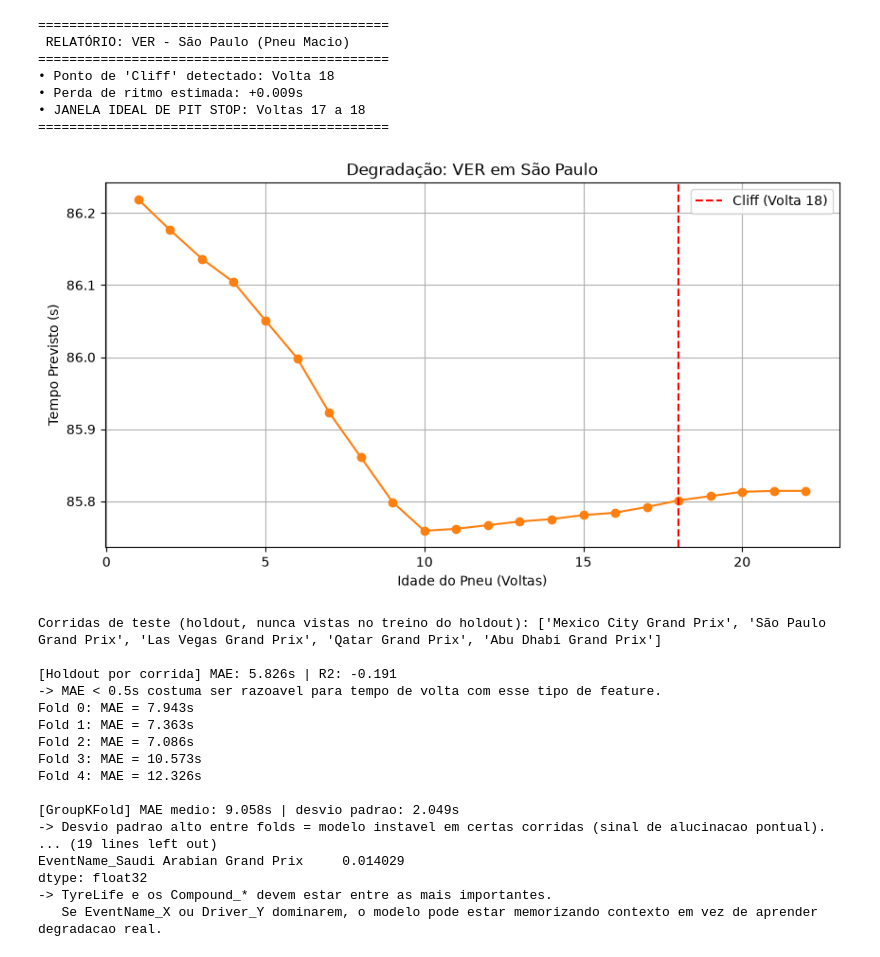
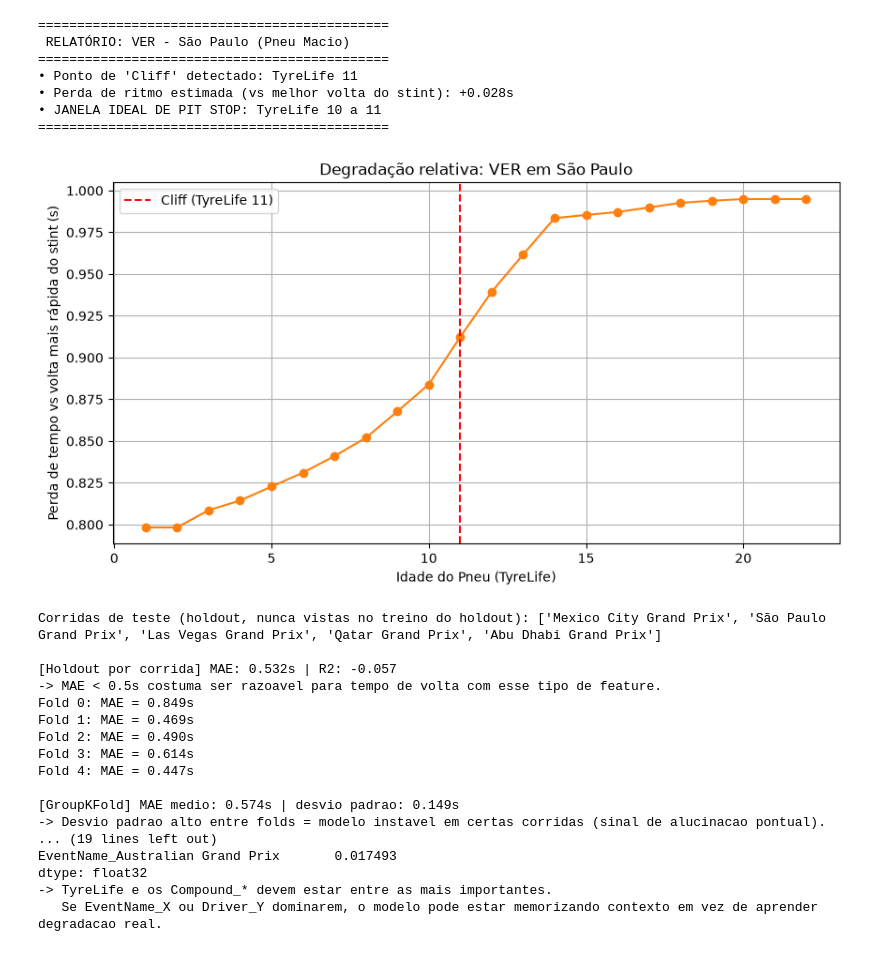
Before and after one commit to Guilherme5G/APEX-f1-strategy-predictor, a Jupyter notebook: notebooks/03_strategy_simulation.ipynb, the cells around one changed output. Saved outputs shown, nothing was run; the diff lists cells and outputs as text; code cells hidden in the pictures.

```diff
--- a/notebooks/03_strategy_simulation.ipynb
+++ b/notebooks/03_strategy_simulation.ipynb
@@ -19,9 +19,15 @@ dados_historicos, grupos = carregar_lote_treinamento(
 )
 print(f"Total de voltas no dataset de treino: {len(dados_historicos)}")
 
-# 3. Separando X e y e Treinando o modelo em memoria (modelo FINAL, com todos os dados)
-y_train = dados_historicos['LapTime']
-X_train = dados_historicos.drop(columns=['LapTime'])
+#Separando X e y e Treinando o modelo em memoria (modelo FINAL, com todos os dados)
+#
+# IMPORTANTE: o alvo agora e 'LapTime_Normalizado' (quanto mais lento a volta e em
+# relacao a melhor volta do mesmo stint/piloto/corrida), e NAO 'LapTime' absoluto.
+# LapTime absoluto e dominado pelo baseline de cada pista (Monaco ~70s vs Spa ~104s),
+# o que fazia o modelo aprender "qual pista e essa" em vez de degradacao de pneu real
+# (visto na validacao anterior: EventName_* dominava o feature importance).
+y_train = dados_historicos['LapTime_Normalizado']
+X_train = dados_historicos.drop(columns=['LapTime', 'LapTime_Normalizado'])
 
 print("Treinando o modelo (XGBoost com monotonic constraint em TyreLife)...")
 modelo_lote = treinar_modelo_xgb(X_train, y_train)
@@ -108,13 +119,17 @@ def simular_estrategia_otimizada(modelo, colunas_X, pista_alvo, piloto_alvo, tot
         'Compound_WET': 40
     }
 
-
     limite_pneu = limites_vida.get(composto_ativo, total_voltas)
     voltas_simuladas = min(total_voltas, limite_pneu)
 
     df_simulacao = pd.DataFrame(0, index=range(voltas_simuladas), columns=colunas_X)
 
-    df_simulacao['LapNumber'] = range(volta_inicial, volta_inicial + voltas_simuladas)
+    # LapNumber FIXO (nao incrementa junto com TyreLife).
+    # LapNumber nao tem monotonic constraint, entao se ele variar junto com TyreLife
+    # o modelo pode misturar efeitos (evolucao de pista, combustivel) que nao sao
+    # degradacao de pneu, quebrando a monotonicidade esperada. Fixando LapNumber,
+    # isolamos o efeito real de TyreLife na previsao.
+    df_simulacao['LapNumber'] = volta_inicial
     df_simulacao['Stint'] = 2.0
     df_simulacao['TyreLife'] = range(1, voltas_simuladas + 1)
 
@@ -125,6 +140,8 @@ def simular_estrategia_otimizada(modelo, colunas_X, pista_alvo, piloto_alvo, tot
     if f'Driver_{piloto_alvo}' in df_simulacao.columns:
         df_simulacao[f'Driver_{piloto_alvo}'] = 1
 
+    # O modelo agora prevê degradação relativa (segundos mais lento que a volta mais
+    # rápida do stint), não tempo de volta absoluto.
     df_simulacao['Tempo_Cru'] = modelo.predict(df_simulacao)
     df_simulacao['Tempo_Previsto'] = df_simulacao['Tempo_Cru'].rolling(window=4, min_periods=1).mean()
 
@@ -144,47 +161,49 @@ def simular_estrategia_otimizada(modelo, colunas_X, pista_alvo, piloto_alvo, tot
 # %%
 pista_simulacao = 'São Paulo'
 piloto_simulacao = 'VER'
 
 df_pista, volta_cliff, perda_tempo = simular_estrategia_otimizada(
     modelo = modelo_lote,
     colunas_X = X_train.columns,
     pista_alvo = pista_simulacao,
     piloto_alvo = piloto_simulacao,
     total_voltas = 30,
     volta_inicial = 20,
     composto_ativo = 'Compound_SOFT'
 )
 
 print(f"\n=============================================")
 print(f" RELATÓRIO: {piloto_simulacao} - {pista_simulacao} (Pneu Macio) ")
 print(f"=============================================")
-print(f"• Ponto de 'Cliff' detectado: Volta {volta_cliff}")
-print(f"• Perda de ritmo estimada: +{perda_tempo:.3f}s")
-print(f"• JANELA IDEAL DE PIT STOP: Voltas {volta_cliff - 1} a {volta_cliff}")
+print(f"• Ponto de 'Cliff' detectado: TyreLife {volta_cliff}")
+print(f"• Perda de ritmo estimada (vs melhor volta do stint): +{perda_tempo:.3f}s")
+print(f"• JANELA IDEAL DE PIT STOP: TyreLife {volta_cliff - 1} a {volta_cliff}")
 print(f"=============================================")
 
 # Plotando o gráfico para validação visual
 plt.figure(figsize=(10, 5))
 plt.plot(df_pista['TyreLife'], df_pista['Tempo_Previsto'], marker='o', color='#ff7f0e')
-plt.axvline(x=volta_cliff, color='red', linestyle='--', label=f'Cliff (Volta {volta_cliff})')
-plt.title(f'Degradação: {piloto_simulacao} em {pista_simulacao}')
-plt.xlabel('Idade do Pneu (Voltas)')
-plt.ylabel('Tempo Previsto (s)')
+plt.axvline(x=volta_cliff, color='red', linestyle='--', label=f'Cliff (TyreLife {volta_cliff})')
+plt.title(f'Degradação relativa: {piloto_simulacao} em {pista_simulacao}')
+plt.xlabel('Idade do Pneu (TyreLife)')
+plt.ylabel('Perda de tempo vs volta mais rápida do stint (s)')
 plt.legend()
 plt.grid(True)
 plt.show()
 # %% [output]
 =============================================
  RELATÓRIO: VER - São Paulo (Pneu Macio)
 =============================================
-• Ponto de 'Cliff' detectado: Volta 18
-• Perda de ritmo estimada: +0.009s
-• JANELA IDEAL DE PIT STOP: Voltas 17 a 18
+• Ponto de 'Cliff' detectado: TyreLife 11
+• Perda de ritmo estimada (vs melhor volta do stint): +0.028s
+• JANELA IDEAL DE PIT STOP: TyreLife 10 a 11
 =============================================
-[figure, old version]
+[figure, new version]
 # %%
 # =========================================================
 # VALIDACAO: o modelo esta generalizando ou alucinando?
+# (agora com alvo normalizado: LapTime_Normalizado = degradacao
+#  relativa em segundos, comparavel entre pistas diferentes)
 # =========================================================
 import numpy as np
 from sklearn.model_selection import GroupKFold
@@ -239,18 +258,18 @@ print("   Se EventName_X ou Driver_Y dominarem, o modelo pode estar memorizando
 # %% [output]
 Corridas de teste (holdout, nunca vistas no treino do holdout): ['Mexico City Grand Prix', 'São Paulo Grand Prix', 'Las Vegas Grand Prix', 'Qatar Grand Prix', 'Abu Dhabi Grand Prix']
 
-[Holdout por corrida] MAE: 5.826s | R2: -0.191
+[Holdout por corrida] MAE: 0.532s | R2: -0.057
 -> MAE < 0.5s costuma ser razoavel para tempo de volta com esse tipo de feature.
-Fold 0: MAE = 7.943s
-Fold 1: MAE = 7.363s
-Fold 2: MAE = 7.086s
-Fold 3: MAE = 10.573s
-Fold 4: MAE = 12.326s
+Fold 0: MAE = 0.849s
+Fold 1: MAE = 0.469s
+Fold 2: MAE = 0.490s
+Fold 3: MAE = 0.614s
+Fold 4: MAE = 0.447s
 
-[GroupKFold] MAE medio: 9.058s | desvio padrao: 2.049s
+[GroupKFold] MAE medio: 0.574s | desvio padrao: 0.149s
 -> Desvio padrao alto entre folds = modelo instavel em certas corridas (sinal de alucinacao pontual).
 ... (19 lines left out)
-EventName_Saudi Arabian Grand Prix     0.014029
+EventName_Australian Grand Prix       0.017493
 dtype: float32
 -> TyreLife e os Compound_* devem estar entre as mais importantes.
    Se EventName_X ou Driver_Y dominarem, o modelo pode estar memorizando contexto em vez de aprender degradacao real.
```
Also changed, not shown: parts of 1 cell of this notebook, 2 other files.
